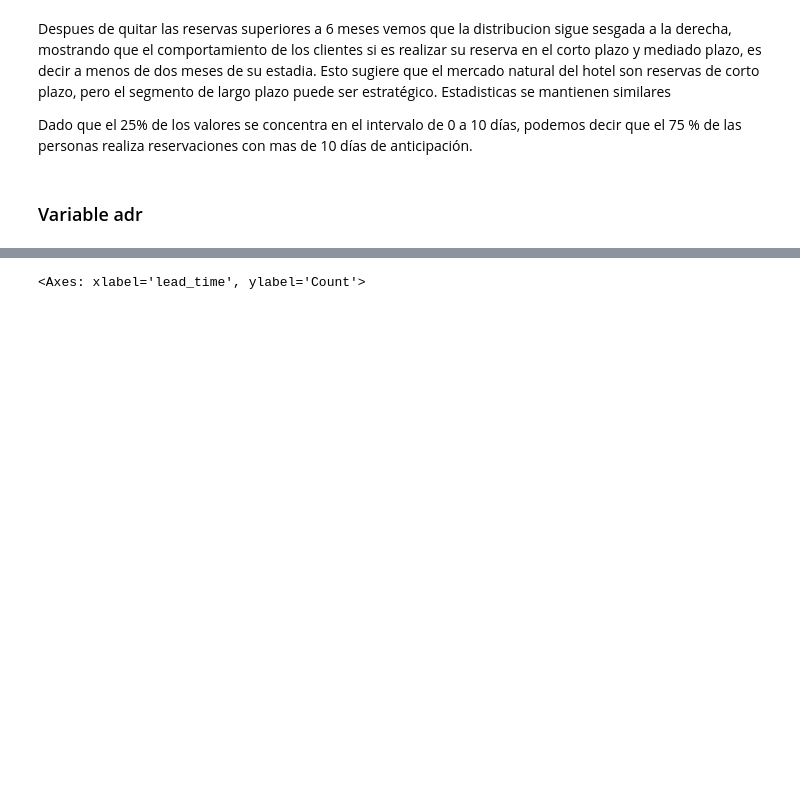
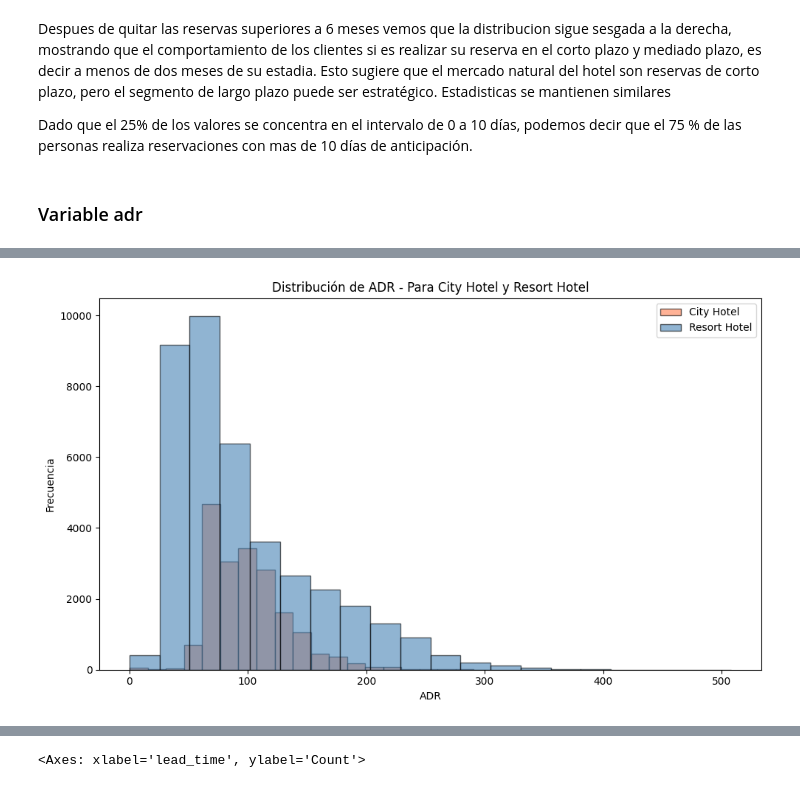
Before and after one commit to Traintain/MINE4101-Taller1, a Jupyter notebook: taller_1.ipynb, the cells around one changed output, grey strips where cells are left out. Saved outputs shown, nothing was run; the diff lists cells and outputs as text; code cells hidden in the pictures; blank space fills up the shorter version.

```diff
--- a/taller_1.ipynb
+++ b/taller_1.ipynb
@@ -404,0 +421,5 @@ Dado que el 25% de los valores se concentra en el intervalo de 0 a 10 días, pod
+# %%
+print("Antes de quitar el valor atipico de 5400")
+print(str(df.shape[0]))
+df = df[df['adr'] < 5400]
+df.shape
@@ -404,0 +443,23 @@ Dado que el 25% de los valores se concentra en el intervalo de 0 a 10 días, pod
+# %%
+import matplotlib.pyplot as plt
+
+# Filtrar los datos
+city_adr = df.loc[(df['hotel'] == 'City Hotel'), 'adr']
+resort_adr = df.loc[(df['hotel'] == 'Resort Hotel') , 'adr']
+
+# Crear el histograma solapado
+plt.figure(figsize=(10,6))
+plt.hist(city_adr, bins=20, alpha=0.6, label='City Hotel', color='coral', edgecolor='black')
+plt.hist(resort_adr, bins=20, alpha=0.6, label='Resort Hotel', color='steelblue', edgecolor='black')
+
+# Personalizar el gráfico
+plt.title('Distribución de ADR - Para City Hotel y Resort Hotel')
+plt.xlabel('ADR')
+plt.ylabel('Frecuencia')
+plt.legend()
+plt.grid(False)
+plt.tight_layout()
+plt.show()
+## hacer esta misma grafica pero con cancelado y no cancelado
+# %% [output]
+[figure, added]
```
Also changed, not shown: parts of 39 cells of this notebook.
